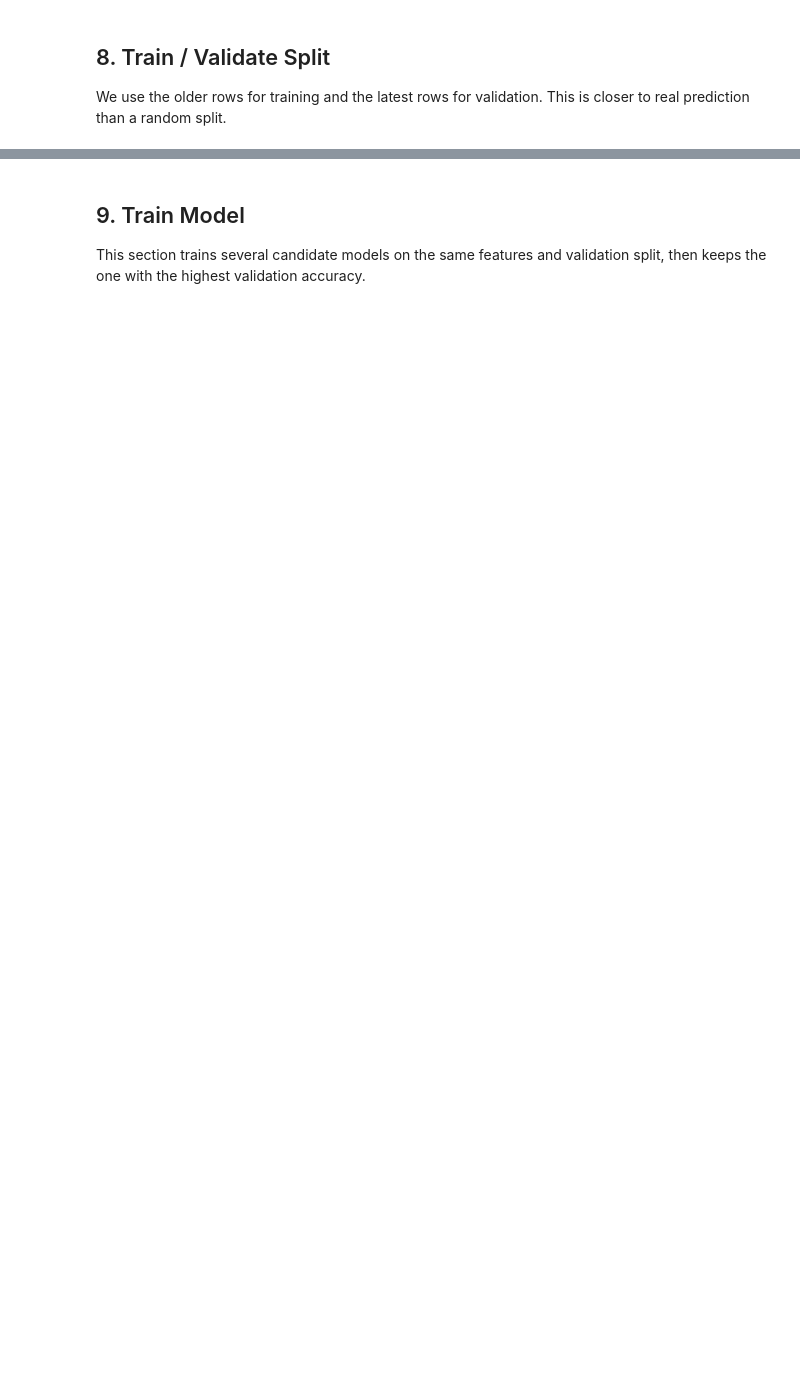
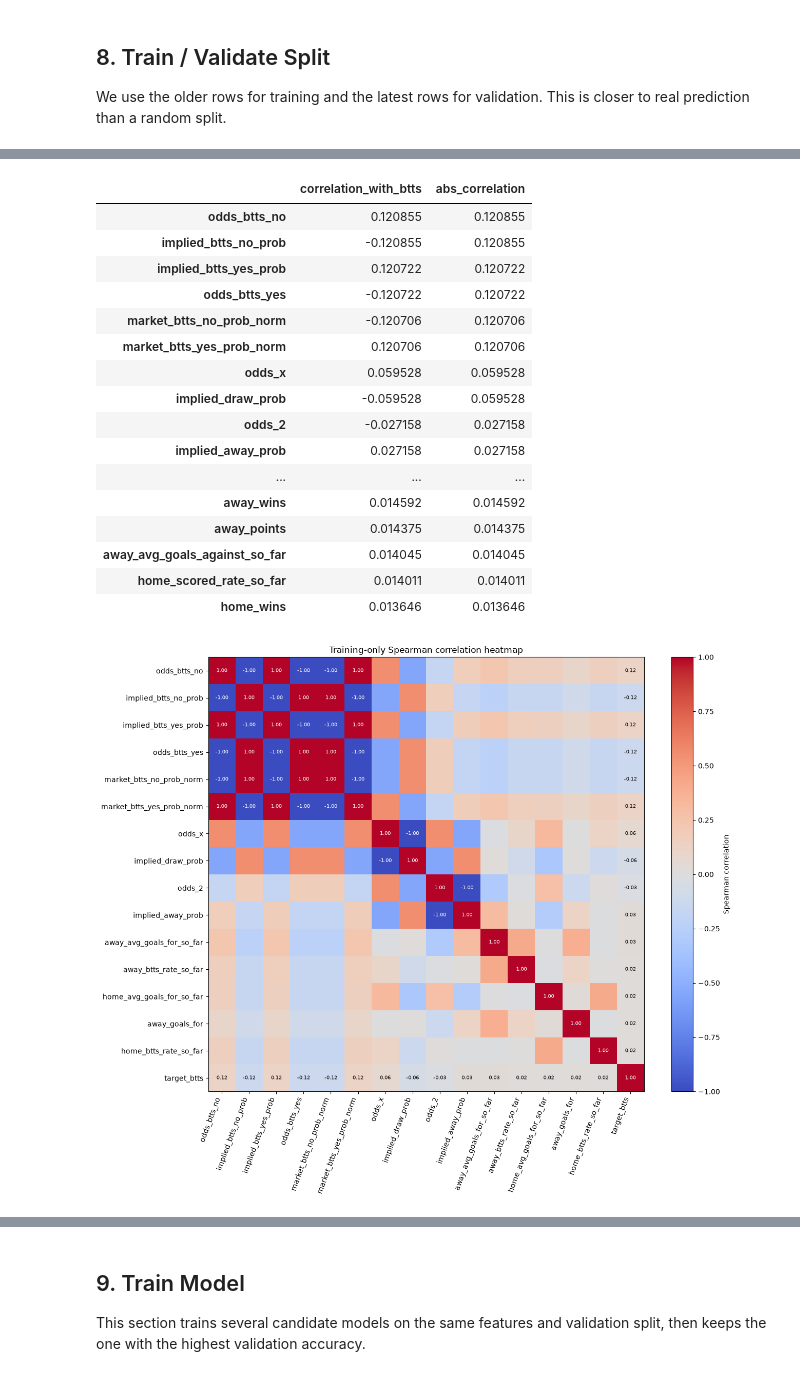
Before and after one commit to mugabi2/BP, a Jupyter notebook: notebooks/01_btts_model_training.ipynb, the cells around one changed output, grey strips where cells are left out. Cells and saved outputs as stored; diff of their text form; code cells hidden in the pictures; blank space fills up the shorter version.

Commit message:
feat: publish BTTS project updates without datasets

```diff
--- a/notebooks/01_btts_model_training.ipynb
+++ b/notebooks/01_btts_model_training.ipynb
@@ -48,11 +50,13 @@ import warnings
 
 os.environ.setdefault("LOKY_MAX_CPU_COUNT", "1")
 
+import matplotlib.pyplot as plt
 import numpy as np
 import pandas as pd
 from joblib import dump, load
 from sklearn.ensemble import ExtraTreesClassifier, GradientBoostingClassifier, HistGradientBoostingClassifier, RandomForestClassifier, VotingClassifier
 from sklearn.impute import SimpleImputer
+from sklearn.inspection import permutation_importance
 from sklearn.metrics import accuracy_score, brier_score_loss, classification_report, confusion_matrix, roc_auc_score
 from sklearn.linear_model import LogisticRegression
 from sklearn.pipeline import Pipeline
@@ -63,11 +67,11 @@ PROJECT_ROOT = Path.cwd().resolve()
 if PROJECT_ROOT.name.lower() == "notebooks":
     PROJECT_ROOT = PROJECT_ROOT.parent
 
-RESULTS_PATH = PROJECT_ROOT / "Match day results" / "match_results.csv"
-ODDS_PATH = PROJECT_ROOT / "odds" / "final_odds" / "final_odds.csv"
-RAW_ODDS_DIR = PROJECT_ROOT / "odds" / "all_odds_files"
+RESULTS_PATH = PROJECT_ROOT / "data" / "match_day_results" / "match_results_master.csv"
+ODDS_PATH = PROJECT_ROOT / "data" / "odds" / "final_odds" / "final_odds_master.csv"
+RAW_ODDS_DIR = PROJECT_ROOT / "data" / "odds" / "all_odds_files"
 MODEL_DIR = PROJECT_ROOT / "models"
-OUTPUT_DIR = PROJECT_ROOT / "outputs"
+OUTPUT_DIR = PROJECT_ROOT / "data" / "outputs"
 
 MODEL_DIR.mkdir(exist_ok=True)
 OUTPUT_DIR.mkdir(exist_ok=True)
@@ -502,0 +576,53 @@ print("Validation BTTS rate:", round(y_valid.mean(), 3))
+# %%
+corr_data = train_df[MODEL_FEATURES + [TARGET_COLUMN]].select_dtypes(include=[np.number])
+feature_quality = pd.DataFrame({
+    "feature": MODEL_FEATURES,
+    "missing_pct": [100 * train_df[c].isna().mean() for c in MODEL_FEATURES],
+    "unique_values": [train_df[c].nunique(dropna=True) for c in MODEL_FEATURES],
+    "std": [train_df[c].std(skipna=True) for c in MODEL_FEATURES],
+})
+usable = feature_quality.loc[feature_quality["std"].fillna(0) > 0, "feature"].tolist()
+spearman = corr_data[usable + [TARGET_COLUMN]].corr(method="spearman")
+target_corr = (spearman[TARGET_COLUMN].drop(TARGET_COLUMN).rename("correlation_with_btts").to_frame()
+               .assign(abs_correlation=lambda d: d["correlation_with_btts"].abs())
+               .sort_values("abs_correlation", ascending=False))
+display(target_corr.head(25))
+heatmap_cols = target_corr.head(15).index.tolist() + [TARGET_COLUMN]
+heatmap = spearman.loc[heatmap_cols, heatmap_cols]
+fig, ax = plt.subplots(figsize=(13, 11))
+image = ax.imshow(heatmap, vmin=-1, vmax=1, cmap="coolwarm", aspect="auto")
+ax.set_xticks(range(len(heatmap_cols)), labels=heatmap_cols, rotation=70, ha="right")
+ax.set_yticks(range(len(heatmap_cols)), labels=heatmap_cols)
+ax.set_title("Training-only Spearman correlation heatmap")
+for r in range(len(heatmap_cols)):
+    for c in range(len(heatmap_cols)):
+        v = heatmap.iloc[r, c]
+        if r == len(heatmap_cols)-1 or c == len(heatmap_cols)-1 or abs(v) >= 0.70:
+            ax.text(c, r, f"{v:.2f}", ha="center", va="center", fontsize=7, color="white" if abs(v)>=0.55 else "black")
+fig.colorbar(image, ax=ax, label="Spearman correlation")
+fig.tight_layout(); plt.show()
+pairs = [{"feature_1": a, "feature_2": b, "correlation": spearman.loc[a,b]}
+         for i,a in enumerate(usable) for b in usable[i+1:] if abs(spearman.loc[a,b]) >= 0.90]
+pair_report = pd.DataFrame(pairs)
+if not pair_report.empty: pair_report = pair_report.assign(abs_correlation=pair_report["correlation"].abs()).sort_values("abs_correlation", ascending=False)
+display(pair_report.head(30) if not pair_report.empty else pd.DataFrame({"message":["No feature pairs at |correlation| >= 0.90"]}))
+display(feature_quality.sort_values(["missing_pct","unique_values"], ascending=[False,True]).head(25))
+# %% [output]
+|  | correlation_with_btts | abs_correlation |
+| odds_btts_no | 0.120855 | 0.120855 |
+| implied_btts_no_prob | -0.120855 | 0.120855 |
+| implied_btts_yes_prob | 0.120722 | 0.120722 |
+| odds_btts_yes | -0.120722 | 0.120722 |
+| market_btts_no_prob_norm | -0.120706 | 0.120706 |
+| market_btts_yes_prob_norm | 0.120706 | 0.120706 |
+| odds_x | 0.059528 | 0.059528 |
+| implied_draw_prob | -0.059528 | 0.059528 |
+| odds_2 | -0.027158 | 0.027158 |
+| implied_away_prob | 0.027158 | 0.027158 |
+| ... | ... | ... |
+| away_wins | 0.014592 | 0.014592 |
+| away_points | 0.014375 | 0.014375 |
+| away_avg_goals_against_so_far | 0.014045 | 0.014045 |
+| home_scored_rate_so_far | 0.014011 | 0.014011 |
+| home_wins | 0.013646 | 0.013646 |
+[figure, added]
```
Also changed, not shown: parts of 21 cells of this notebook, 16 other files.
